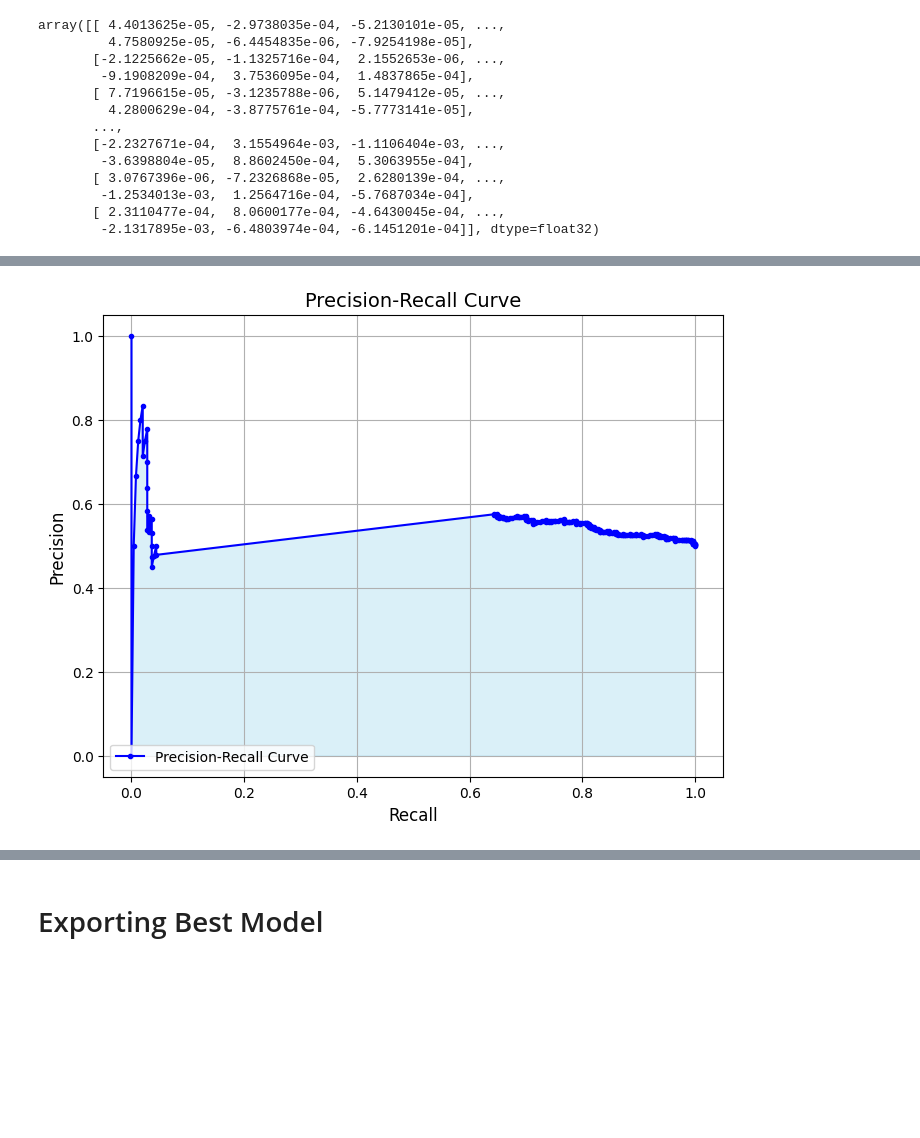
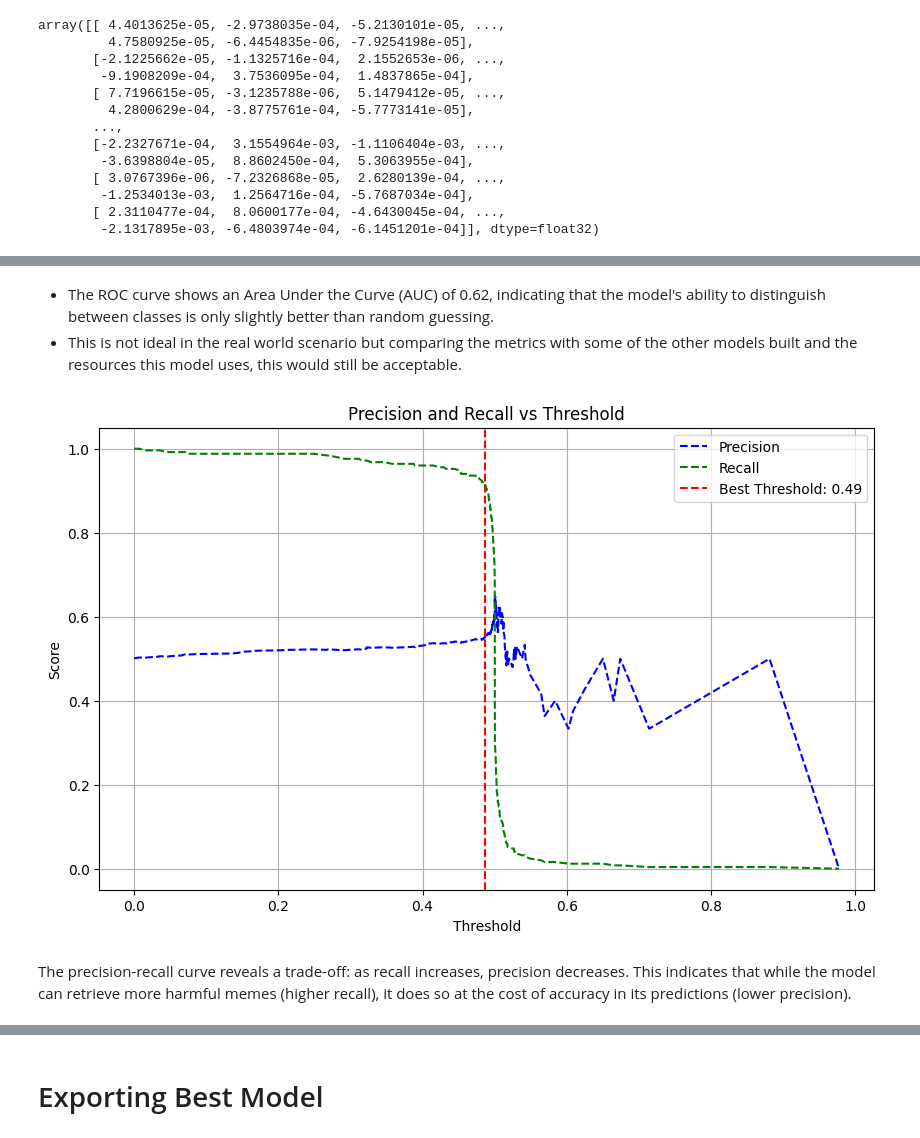
Before and after one commit to gangula-karthik/Hateful-Meme-Classifier, a Jupyter notebook: notebooks/modelling/modelling.ipynb, the cells around one changed output, grey strips where cells are left out. Saved outputs shown, nothing was run; the diff lists cells and outputs as text; code cells hidden in the pictures; blank space fills up the shorter version.

```diff
--- a/notebooks/modelling/modelling.ipynb
+++ b/notebooks/modelling/modelling.ipynb
@@ -1335,14 +1334,14 @@ test_df.head()
 # %%
 labels_test = test_df['label']
 # %%
-image_embeds, text_embeds = get_clip_embeddings_with_adapters(
+image_embeds_test, text_embeds_test = get_clip_embeddings_with_adapters(
     test_df['processed_img_path'].tolist(),
     test_df['processed_text'].tolist(),
     embedding_dim=1024,
     alpha=0.5
 )
 
-test_fused_embeds = image_embeds * text_embeds
+test_fused_embeds = image_embeds_test * text_embeds_test
 test_fused_embeds
 # %% [output]
 array([[ 4.4013625e-05, -2.9738035e-04, -5.2130101e-05, ...,
@@ -1380,0 +1360,5 @@ pprint(classification_report(labels_test, y_pred))
+# %%
+y_pred_prob_test = end_to_end_model.predict([image_embeds_test, text_embeds_test])
+y_pred_test = (y_pred_prob_test > 0.5).astype(int)
+
+pprint(classification_report(labels_test, y_pred_test))
@@ -1411,19 +1411,37 @@ plt.show()
+# %% [markdown]
+- The ROC curve shows an Area Under the Curve (AUC) of 0.62, indicating that the model's ability to distinguish between classes is only slightly better than random guessing.
+- This is not ideal in the real world scenario but comparing the metrics with some of the other models built and the resources this model uses, this would still be acceptable.
 # %%
-from sklearn.metrics import precision_recall_curve
+from sklearn.metrics import precision_recall_curve, f1_score
 
-# Get precision, recall, and thresholds from predicted probabilities
-precision, recall, thresholds = precision_recall_curve(labels_test, y_pred_prob)
+# Compute precision, recall, thresholds for precision-recall curve
+precision, recall, thresholds_pr = precision_recall_curve(labels_test, y_pred_prob_test)
 
-# Plot Precision-Recall curve
-plt.figure(figsize=(8, 6))
-plt.plot(recall, precision, marker='.', color='b', label='Precision-Recall Curve')
-plt.fill_between(recall, precision, color='skyblue', alpha=0.3)
-plt.title('Precision-Recall Curve', fontsize=14)
-plt.xlabel('Recall', fontsize=12)
-plt.ylabel('Precision', fontsize=12)
+# Calculate the F1 scores for various thresholds
+f1_scores = [f1_score(labels_test, (y_pred_prob_test > threshold).astype(int)) for threshold in thresholds_pr]
+
+# Plot Precision and Recall vs Threshold
+plt.figure(figsize=(10, 6))
+
+# Plot Precision and Recall
+plt.plot(thresholds_pr, precision[:-1], color='blue', label='Precision', linestyle='--')  # Exclude last value to match threshold length
+plt.plot(thresholds_pr, recall[:-1], color='green', label='Recall', linestyle='--')  # Exclude last value to match threshold length
+
+# Mark the threshold that maximizes F1-score
+best_threshold = thresholds_pr[np.argmax(f1_scores)]
+plt.axvline(x=best_threshold, color='red', linestyle='--', label=f'Best Threshold: {best_threshold:.2f}')
+
+# Add labels and title
+plt.title('Precision and Recall vs Threshold')
+plt.xlabel('Threshold')
+plt.ylabel('Score')
+plt.legend(loc='best')
 plt.grid(True)
-plt.legend(loc='lower left')
+
+# Show the plot
 plt.show()
 # %% [output]
-[figure, old version]
+[figure, new version]
+# %% [markdown]
+The precision-recall curve reveals a trade-off: as recall increases, precision decreases. This indicates that while the model can retrieve more harmful memes (higher recall), it does so at the cost of accuracy in its predictions (lower precision).
 # %%
```
Also changed, not shown: parts of 33 cells of this notebook.
